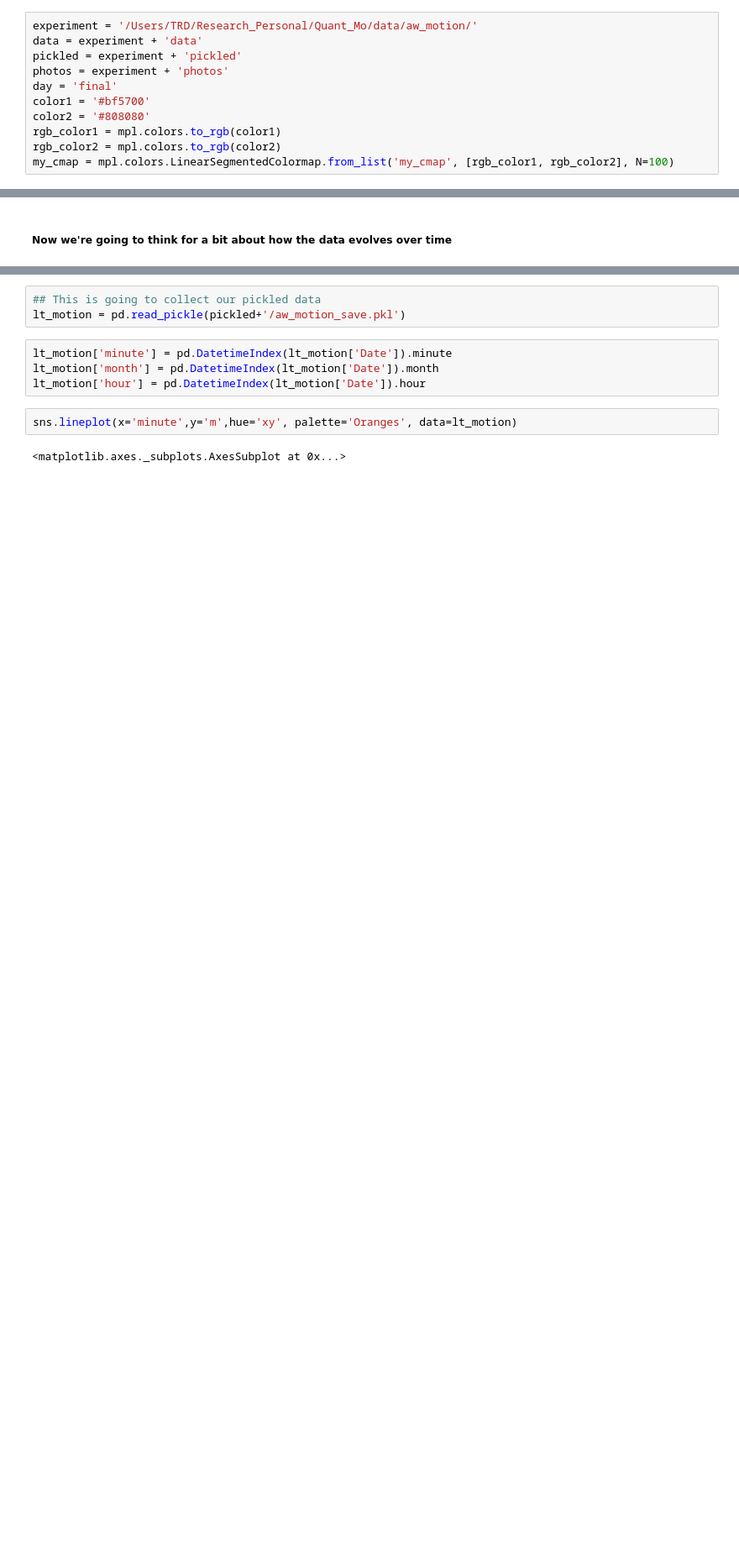
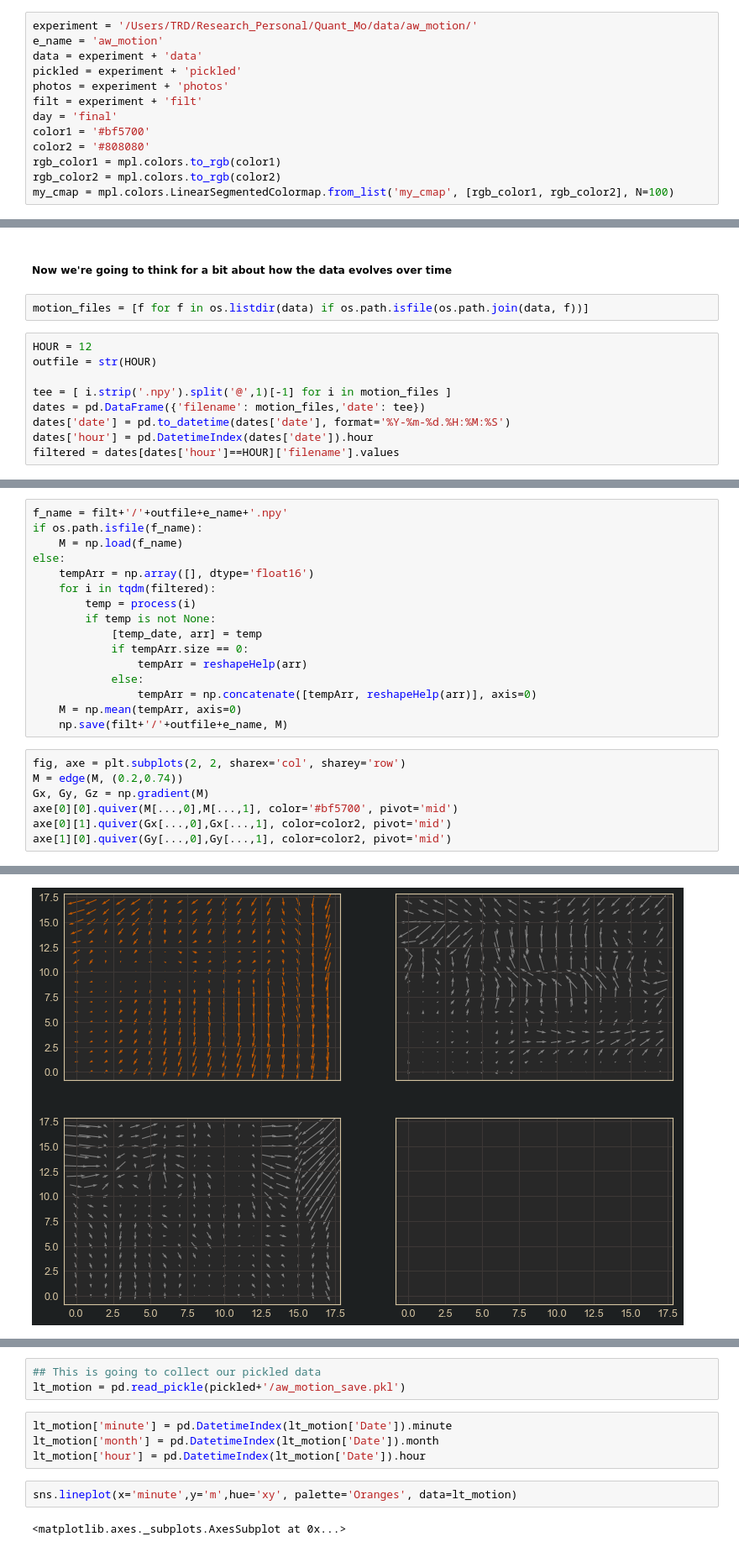
Before and after one commit to trdougherty/Quant_Mo, a Jupyter notebook: quomo_notebook.ipynb, the cells around one changed output, grey strips where cells are left out. Shown at 84% size. Saved outputs shown, nothing was run; the diff lists cells and outputs as text; blank space fills up the shorter version.

```diff
--- a/quomo_notebook.ipynb
+++ b/quomo_notebook.ipynb
@@ -27,9 +30,11 @@ from tqdm import tqdm
 ##### This segment will be setting initial color schemes and building mappings for heatmaps
 # %%
 experiment = '/Users/TRD/Research_Personal/Quant_Mo/data/aw_motion/'
+e_name = 'aw_motion'
 data = experiment + 'data'
 pickled = experiment + 'pickled'
 photos = experiment + 'photos'
+filt = experiment + 'filt'
 day = 'final'
 color1 = '#bf5700'
 color2 = '#808080'
@@ -228,2 +239,13 @@ plt.show()
 # %% [markdown]
 ##### Now we're going to think for a bit about how the data evolves over time
+# %%
+motion_files = [f for f in os.listdir(data) if os.path.isfile(os.path.join(data, f))]
+# %%
+HOUR = 12
+outfile = str(HOUR)
+
+tee = [ i.strip('.npy').split('@',1)[-1] for i in motion_files ]
+dates = pd.DataFrame({'filename': motion_files,'date': tee})
+dates['date'] = pd.to_datetime(dates['date'], format='%Y-%m-%d.%H:%M:%S')
+dates['hour'] = pd.DatetimeIndex(dates['date']).hour
+filtered = dates[dates['hour']==HOUR]['filename'].values
@@ -229,0 +254,24 @@ plt.show()
+# %%
+f_name = filt+'/'+outfile+e_name+'.npy'
+if os.path.isfile(f_name):
+    M = np.load(f_name)
+else:
+    tempArr = np.array([], dtype='float16')
+    for i in tqdm(filtered):
+        temp = process(i)
+        if temp is not None:
+            [temp_date, arr] = temp
+            if tempArr.size == 0:
+                tempArr = reshapeHelp(arr)
+            else:
+                tempArr = np.concatenate([tempArr, reshapeHelp(arr)], axis=0)
+    M = np.mean(tempArr, axis=0)
+    np.save(filt+'/'+outfile+e_name, M)
+# %%
+fig, axe = plt.subplots(2, 2, sharex='col', sharey='row')
+M = edge(M, (0.2,0.74))
+Gx, Gy, Gz = np.gradient(M)
+axe[0][0].quiver(M[...,0],M[...,1], color='#bf5700', pivot='mid')
+axe[0][1].quiver(Gx[...,0],Gx[...,1], color=color2, pivot='mid')
+axe[1][0].quiver(Gy[...,0],Gy[...,1], color=color2, pivot='mid')
+# %% [output]
@@ -229,0 +280 @@ plt.show()
+[figure, added]
```
Also changed, not shown: parts of 16 cells of this notebook, 1 other file.
